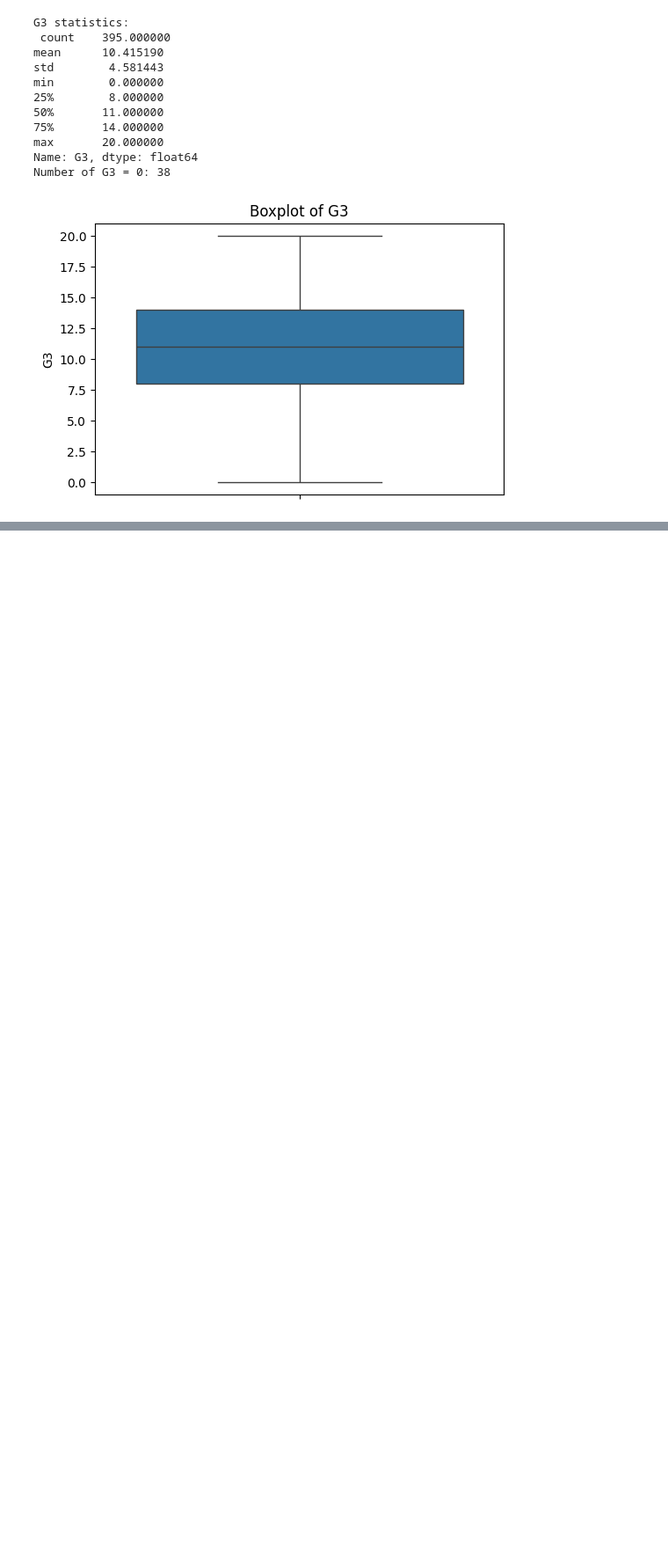
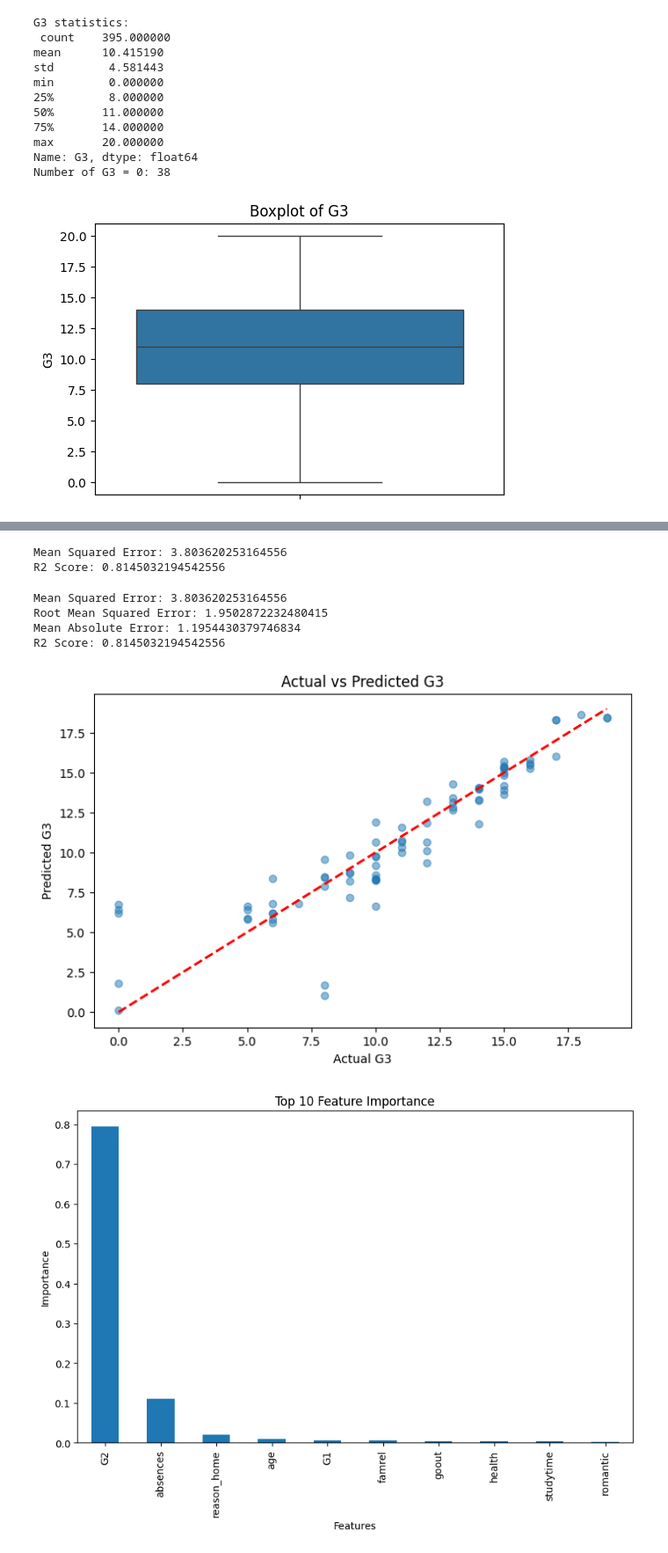
Before and after one commit to Shahbazi-Amir/Student_Performance_Prediction, a Jupyter notebook: student_performance_pipeline.ipynb, the cells around one changed output, grey strips where cells are left out. Shown at 88% size. Cells and saved outputs as stored; diff of their text form; code cells hidden in the pictures; blank space fills up the shorter version.

Commit message:
fiting random forest

```diff
--- a/student_performance_pipeline.ipynb
+++ b/student_performance_pipeline.ipynb
@@ -225,0 +291,80 @@ Number of G3 = 0: 38
+# %%
+
+from sklearn.model_selection import train_test_split
+from sklearn.ensemble import RandomForestRegressor
+from sklearn.metrics import mean_squared_error, r2_score
+
+# Load transformed dataset (assuming df is the transformed one from previous step)
+# If not, re-run the feature engineering code to get df
+
+# Define features and target
+X = df.drop('G3', axis=1)  # Features (all columns except G3)
+y = df['G3']  # Target (G3)
+
+# Split data
+X_train, X_test, y_train, y_test = train_test_split(X, y, test_size=0.2, random_state=42)
+
+# Create and train model
+model = RandomForestRegressor(random_state=42)
+model.fit(X_train, y_train)
+
+# Predict and evaluate
+y_pred = model.predict(X_test)
+print("Mean Squared Error:", mean_squared_error(y_test, y_pred))
+print("R2 Score:", r2_score(y_test, y_pred))
+# %% [output]
+Mean Squared Error: 3.803620253164556
+R2 Score: 0.8145032194542556
+# %%
+import pandas as pd
+import numpy as np
+import matplotlib.pyplot as plt
+from sklearn.model_selection import train_test_split
+from sklearn.ensemble import RandomForestRegressor
+from sklearn.metrics import mean_squared_error, mean_absolute_error, r2_score
+
+# Assuming df is the transformed dataset from previous step
+# Define features and target
+X = df.drop('G3', axis=1)
+y = df['G3']
+
+# Split data
+X_train, X_test, y_train, y_test = train_test_split(X, y, test_size=0.2, random_state=42)
+
+# Train model
+model = RandomForestRegressor(random_state=42)
+model.fit(X_train, y_train)
+
+# Predict
+y_pred = model.predict(X_test)
+
+# Calculate metrics
+print("Mean Squared Error:", mean_squared_error(y_test, y_pred))
+print("Root Mean Squared Error:", np.sqrt(mean_squared_error(y_test, y_pred)))
+print("Mean Absolute Error:", mean_absolute_error(y_test, y_pred))
+print("R2 Score:", r2_score(y_test, y_pred))
+
+# Plot 1: Scatter plot of actual vs predicted
+plt.figure(figsize=(8, 5))
+plt.scatter(y_test, y_pred, alpha=0.5)
+plt.plot([y_test.min(), y_test.max()], [y_test.min(), y_test.max()], 'r--', lw=2)
+plt.xlabel('Actual G3')
+plt.ylabel('Predicted G3')
+plt.title('Actual vs Predicted G3')
+plt.show()
+
+# Plot 2: Feature importance
+feature_importance = pd.Series(model.feature_importances_, index=X.columns).sort_values(ascending=False)
+plt.figure(figsize=(10, 6))
+feature_importance.head(10).plot(kind='bar')
+plt.title('Top 10 Feature Importance')
+plt.xlabel('Features')
+plt.ylabel('Importance')
+plt.show()
+# %% [output]
+Mean Squared Error: 3.803620253164556
+Root Mean Squared Error: 1.9502872232480415
+Mean Absolute Error: 1.1954430379746834
+R2 Score: 0.8145032194542556
+[figure, added]
+[figure, added]
```
Also changed, not shown: parts of 1 cell of this notebook.
